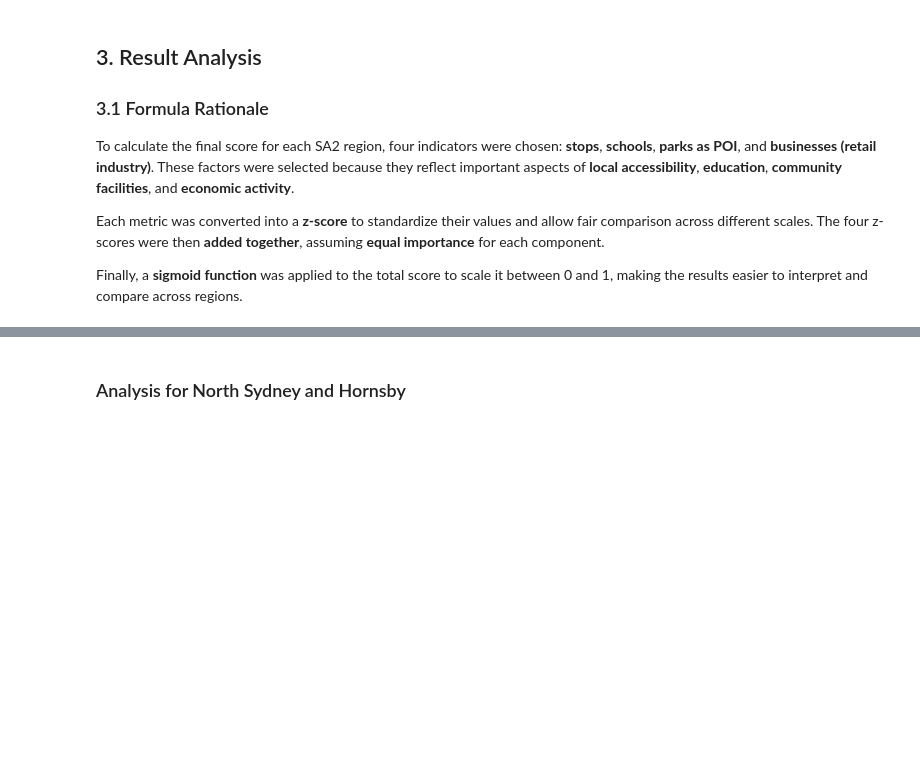
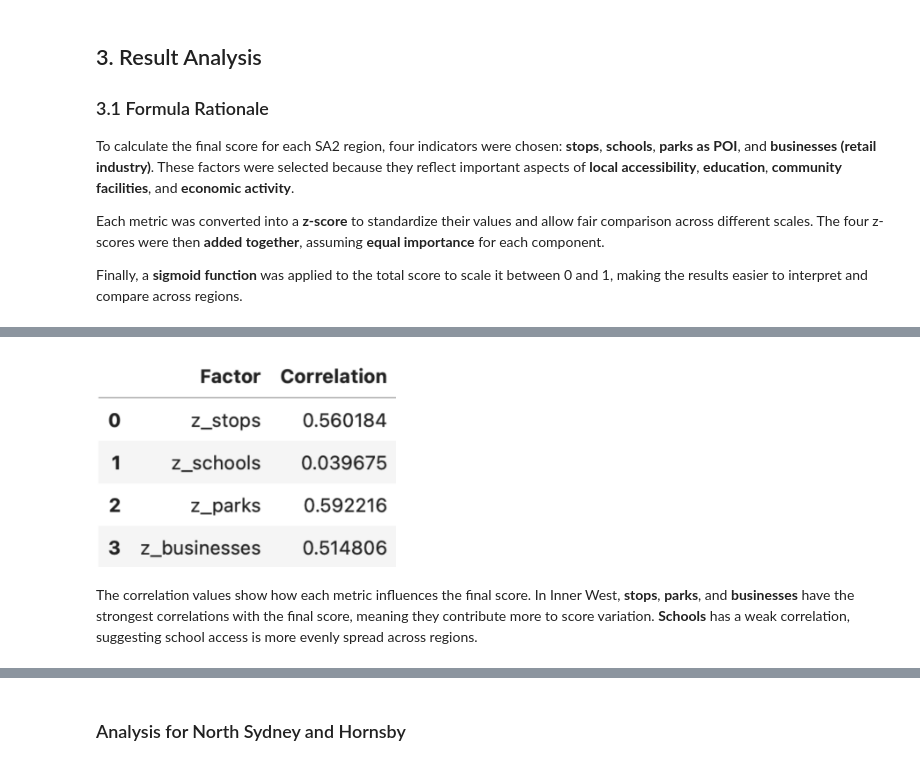
Before and after one commit to Katherine-Kong/DATA2001-A, a Jupyter notebook: new_report.ipynb, the cells around one changed output, grey strips where cells are left out. Drawn from its saved outputs; the diff is of its cells as text; code cells hidden in the pictures; blank space fills up the shorter version.

Commit message:
images update

```diff
--- a/new_report.ipynb
+++ b/new_report.ipynb
@@ -53,2 +48,9 @@ The correlation values show how each metric influences the final score. In Inner
+# %%
+from IPython.display import Image, display
+display(Image(filename="Graphs/K_table_1.png", width=300))
+# %% [output]
+[figure, added]
+# %% [markdown]
+The correlation values show how each metric influences the final score. In Inner West, **stops**, **parks**, and **businesses** have the strongest correlations with the final score, meaning they contribute more to score variation. **Schools** has a weak correlation, suggesting school access is more evenly spread across regions.
 # %% [markdown]
 #### 3.2.2 Distribution of Scores
```
Also changed, not shown: parts of 12 cells of this notebook, 1 other file.
